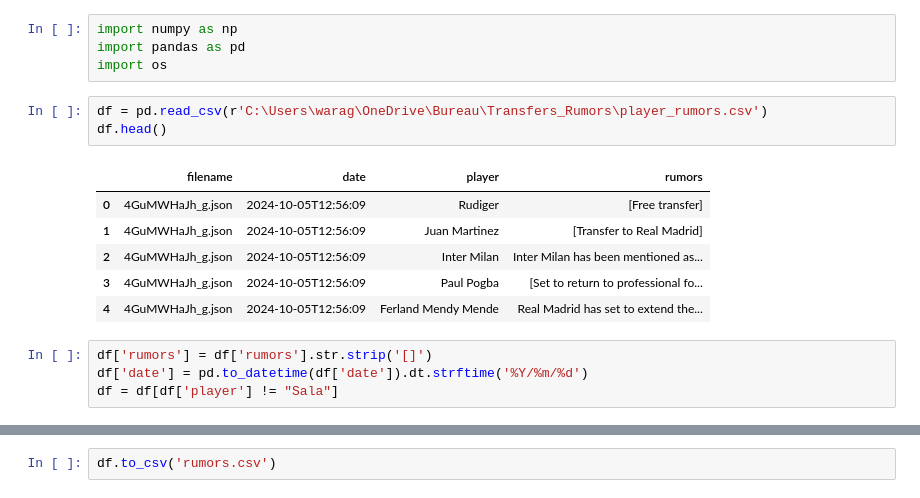
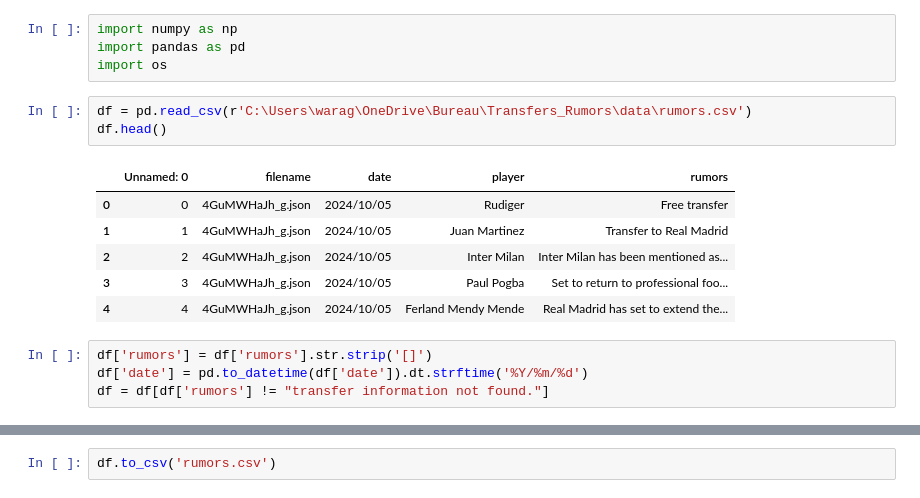
Before and after one commit to Guinga6/Transfer-Rumours-Analysis, a Jupyter notebook: notebook/processing.ipynb, the cells around one changed output, grey strips where cells are left out. Cells and saved outputs as stored; diff of their text form.

```diff
--- a/notebook/processing.ipynb
+++ b/notebook/processing.ipynb
@@ -3,17 +3,17 @@ import numpy as np
 import pandas as pd
 import os
 # %%
-df = pd.read_csv(r'C:\Users\warag\OneDrive\Bureau\Transfers_Rumors\player_rumors.csv')
+df = pd.read_csv(r'C:\Users\warag\OneDrive\Bureau\Transfers_Rumors\data\rumors.csv')
 df.head()
 # %% [output]
-|  | filename | date | player | rumors |
-| 0 | 4GuMWHaJh_g.json | 2024-10-05T12:56:09 | Rudiger | [Free transfer] |
-| 1 | 4GuMWHaJh_g.json | 2024-10-05T12:56:09 | Juan Martinez | [Transfer to Real Madrid] |
-| 2 | 4GuMWHaJh_g.json | 2024-10-05T12:56:09 | Inter Milan | Inter Milan has been mentioned as... |
-| 3 | 4GuMWHaJh_g.json | 2024-10-05T12:56:09 | Paul Pogba | [Set to return to professional fo... |
-| 4 | 4GuMWHaJh_g.json | 2024-10-05T12:56:09 | Ferland Mendy Mende | Real Madrid has set to extend the... |
+|  | Unnamed: 0 | filename | date | player | rumors |
+| 0 | 0 | 4GuMWHaJh_g.json | 2024/10/05 | Rudiger | Free transfer |
+| 1 | 1 | 4GuMWHaJh_g.json | 2024/10/05 | Juan Martinez | Transfer to Real Madrid |
+| 2 | 2 | 4GuMWHaJh_g.json | 2024/10/05 | Inter Milan | Inter Milan has been mentioned as... |
+| 3 | 3 | 4GuMWHaJh_g.json | 2024/10/05 | Paul Pogba | Set to return to professional foo... |
+| 4 | 4 | 4GuMWHaJh_g.json | 2024/10/05 | Ferland Mendy Mende | Real Madrid has set to extend the... |
 # %%
 df['rumors'] = df['rumors'].str.strip('[]')
 df['date'] = pd.to_datetime(df['date']).dt.strftime('%Y/%m/%d')
-df = df[df['player'] != "Sala"]
+df = df[df['rumors'] != "transfer information not found."]
 # %%
```
Also changed, not shown: parts of 10 cells of this notebook, 1 other file.
